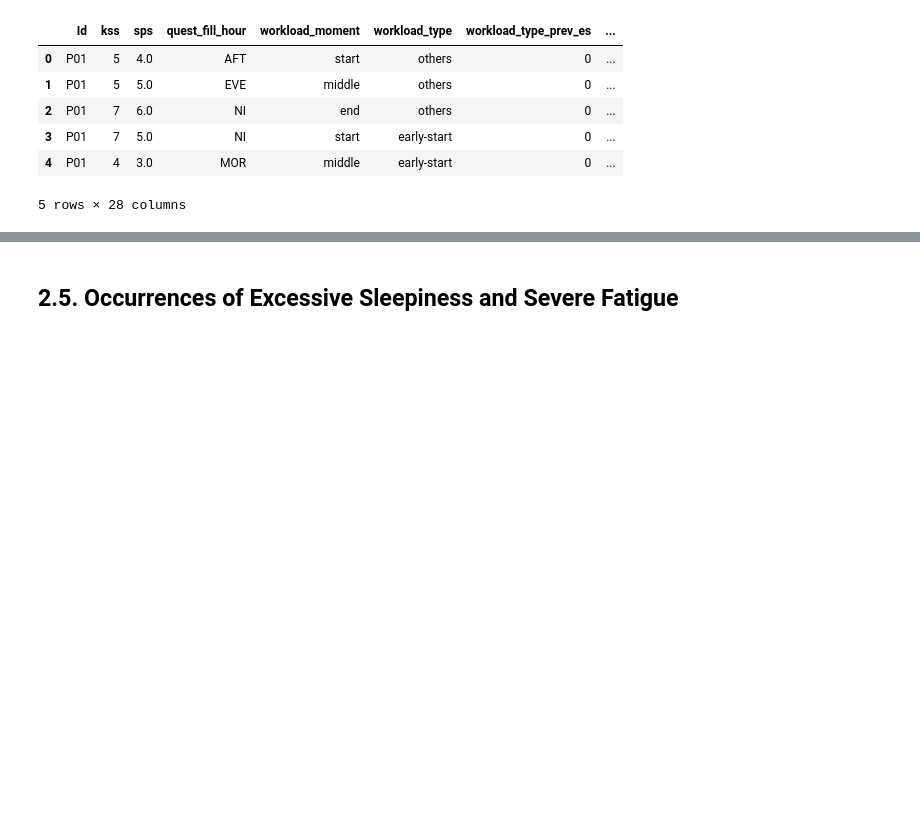
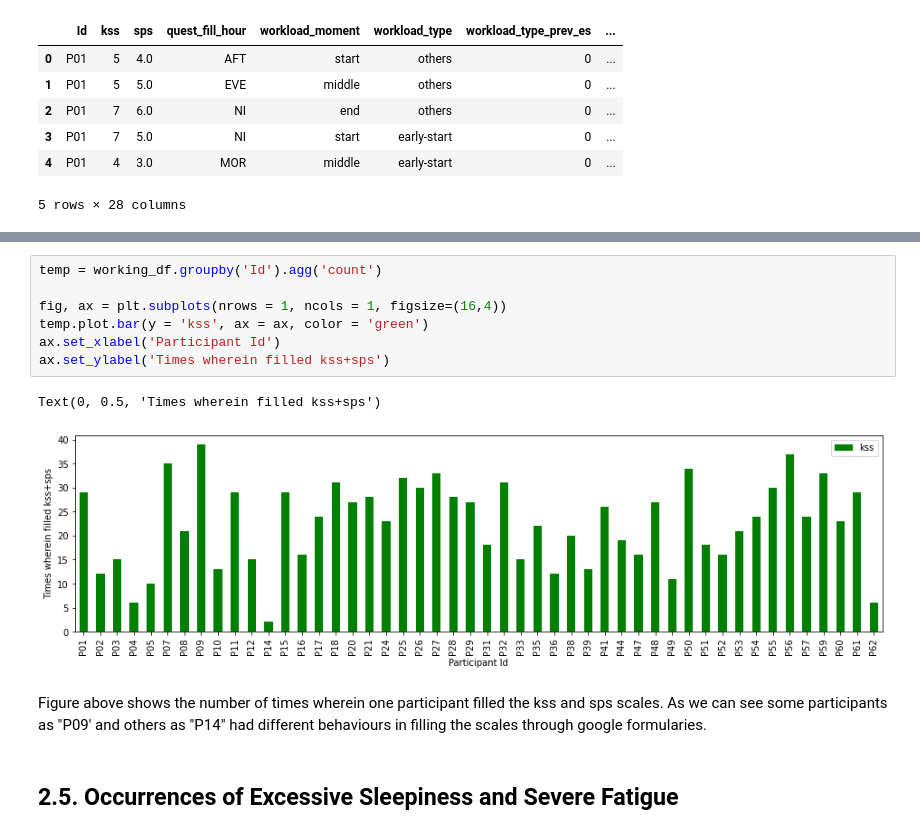
Before and after one commit to jlpscampos/Perception-of-Excessive-Sleepiness-and-Severe-Fatigue-in-Civil-Aviation-Pilots, a Jupyter notebook: EDA.ipynb, the cells around one changed output, grey strips where cells are left out. Drawn from its saved outputs; the diff is of its cells as text; blank space fills up the shorter version.

```diff
--- a/EDA.ipynb
+++ b/EDA.ipynb
@@ -110,3 +120,15 @@ working_df.head(5)
+# %%
+temp = working_df.groupby('Id').agg('count')
+
+fig, ax = plt.subplots(nrows = 1, ncols = 1, figsize=(16,4))
+temp.plot.bar(y = 'kss', ax = ax, color = 'green')
+ax.set_xlabel('Participant Id')
+ax.set_ylabel('Times wherein filled kss+sps')
+# %% [output]
+Text(0, 0.5, 'Times wherein filled kss+sps')
+[figure, added]
+# %% [markdown]
+Figure above shows the number of times wherein one participant filled the kss and sps scales. As we can see some participants as "P09' and others as "P14" had different behaviours in filling the scales through google formularies.
 # %% [markdown]
 ## 2.5. Occurrences of Excessive Sleepiness and Severe Fatigue
 # %% [markdown]
```
Also changed, not shown: parts of 18 cells of this notebook.
